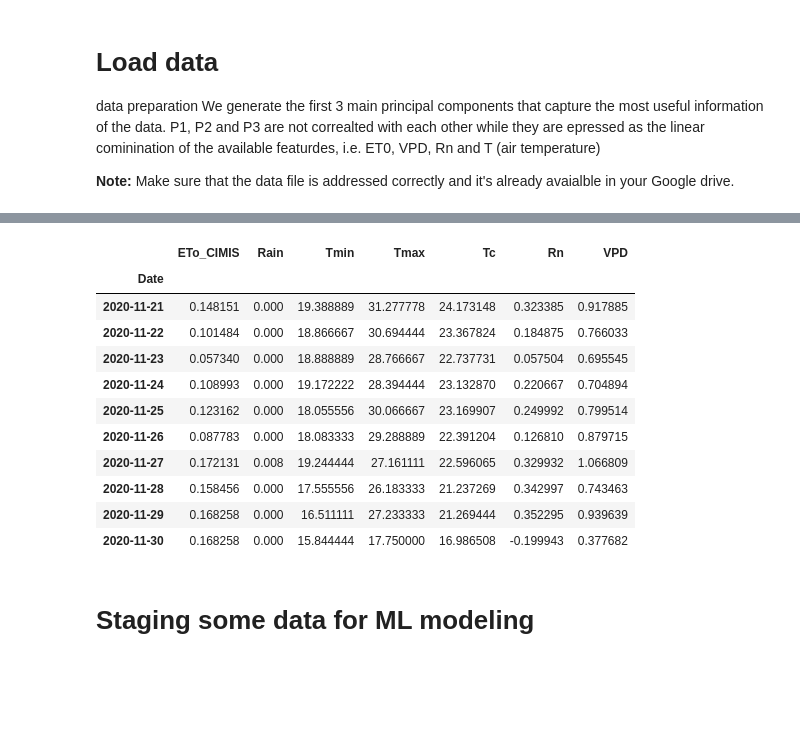
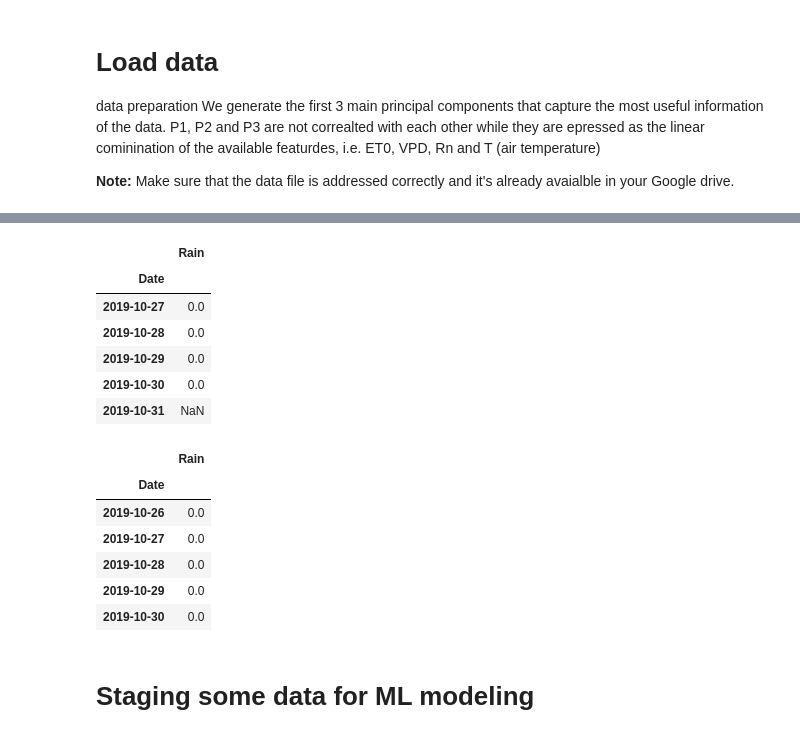
Before and after one commit to ekourkchi/Weather_research, a Jupyter notebook: HOBO_GPR_PSO.ipynb, the cells around one changed output, grey strips where cells are left out. Cells and saved outputs as stored; diff of their text form; code cells hidden in the pictures; blank space fills up the shorter version.

```diff
--- a/HOBO_GPR_PSO.ipynb
+++ b/HOBO_GPR_PSO.ipynb
@@ -65,11 +64,13 @@ stationInfo = {
     20121047:{"timeZone": "Pacific/Samoa", "name": "MALAEIMI ", "GPS": ""},
     20121048:{"timeZone": "Pacific/Samoa", "name": "TAFETA", "GPS": ""},
     20173018:{"timeZone": "US/Hawaii", "name": "TEXEIRA", "GPS": ""},
+    'PH1':{"timeZone": "US/Hawaii", "name": "PIONEER Gay", "GPS": "21.568543N  -158.155975W"},
+    'PH2':{"timeZone": "US/Hawaii", "name": "PIONEER Helemano", "GPS": "21.565335N  -158.097097W"},
     }
 
 
 
-serial = 20009161
+serial = 20121048
 station = stationInfo[serial]["name"]
 station
 # %% [output]
@@ -95,44 +96,56 @@ data.head()
-# %%
-data = data[['Date(US/Hawaii)', 'ETo_CIMIS (raw)', 'Rain(inch)', 'Tmin', 'Tmax', 'Tc', 'Rn', 'VPD']]
+# %%
+mode = 'Rain' # or Rain / ETo
+
+date = 'Date('+stationInfo[serial]["timeZone"]+')'
+
+if mode == 'ETo':
+  Label = 'ETo_CIMIS (raw)'
+elif mode == 'Rain':
+  Label = 'Rain (raw)'
+
+if serial == 'PH1' or serial == 'PH2':
+  date = 'Date'
+  if mode == 'ETo':
+    Label = 'ETo.raw'
+  elif mode == 'Rain':
+    Label = 'Rainfall.raw'
+
+# data = data[['Date(US/Hawaii)', 'ETo_CIMIS (raw)', 'Rain(inch)', 'Tc']]
+
+data = data[[date, Label]]
 # %%
 # revising the column names
 for col in data.columns:
   newcol = col.split("(")[0].strip()
   data.rename(columns={col:newcol}, inplace=True)
 
 # setting up the index of the data frame
 data.set_index("Date", inplace=True)
 
-# resample data daily, forward linear interpolation to fill the missing values
-data.resample('1d').mean()
-data = data.interpolate(method='linear', limit_direction='forward', axis=0)
+Label = Label.split("(")[0].strip()
 
-## Optional:
-## Generating the first three principal (P1, P2, P3) components basesd on ET0, VPD, Rn and T.
-# myData = data[["ET0", "VPD", "Rn", "T"]].ffill()
-# z_scaler = StandardScaler()
-# z_data = z_scaler.fit_transform(myData)
-# pca_data = PCA().fit_transform(z_data);
-# pca_trafo = PCA().fit(z_data);
-# data["P1"] = pca_data[:,0]
-# data["P2"] = pca_data[:,1]
-# data["P3"] = pca_data[:,3]
-
-# displaying the first couple rows of the data table
-data.tail(10)
+data.tail(5)
 # %% [output]
-|  | ETo_CIMIS | Rain | Tmin | Tmax | Tc | Rn | VPD |
-| Date |  |  |  |  |  |  |  |
-| 2020-11-21 | 0.148151 | 0.000 | 19.388889 | 31.277778 | 24.173148 | 0.323385 | 0.917885 |
-| 2020-11-22 | 0.101484 | 0.000 | 18.866667 | 30.694444 | 23.367824 | 0.184875 | 0.766033 |
-| 2020-11-23 | 0.057340 | 0.000 | 18.888889 | 28.766667 | 22.737731 | 0.057504 | 0.695545 |
-| 2020-11-24 | 0.108993 | 0.000 | 19.172222 | 28.394444 | 23.132870 | 0.220667 | 0.704894 |
-| 2020-11-25 | 0.123162 | 0.000 | 18.055556 | 30.066667 | 23.169907 | 0.249992 | 0.799514 |
-| 2020-11-26 | 0.087783 | 0.000 | 18.083333 | 29.288889 | 22.391204 | 0.126810 | 0.879715 |
-| 2020-11-27 | 0.172131 | 0.008 | 19.244444 | 27.161111 | 22.596065 | 0.329932 | 1.066809 |
-| 2020-11-28 | 0.158456 | 0.000 | 17.555556 | 26.183333 | 21.237269 | 0.342997 | 0.743463 |
-| 2020-11-29 | 0.168258 | 0.000 | 16.511111 | 27.233333 | 21.269444 | 0.352295 | 0.939639 |
-| 2020-11-30 | 0.168258 | 0.000 | 15.844444 | 17.750000 | 16.986508 | -0.199943 | 0.377682 |
+|  | Rain |
+| Date |  |
+| 2019-10-27 | 0.0 |
+| 2019-10-28 | 0.0 |
+| 2019-10-29 | 0.0 |
+| 2019-10-30 | 0.0 |
+| 2019-10-31 | NaN |
+# %%
+if np.isnan(data.iloc[-1][Label]):
+  data = data.iloc[:-1]
+
+data.tail(5)
+# %% [output]
+|  | Rain |
+| Date |  |
+| 2019-10-26 | 0.0 |
+| 2019-10-27 | 0.0 |
+| 2019-10-28 | 0.0 |
+| 2019-10-29 | 0.0 |
+| 2019-10-30 | 0.0 |
 # %% [markdown]
 # Staging some data for ML modeling
 # %% [markdown]
```
Also changed, not shown: parts of 24 cells of this notebook.
